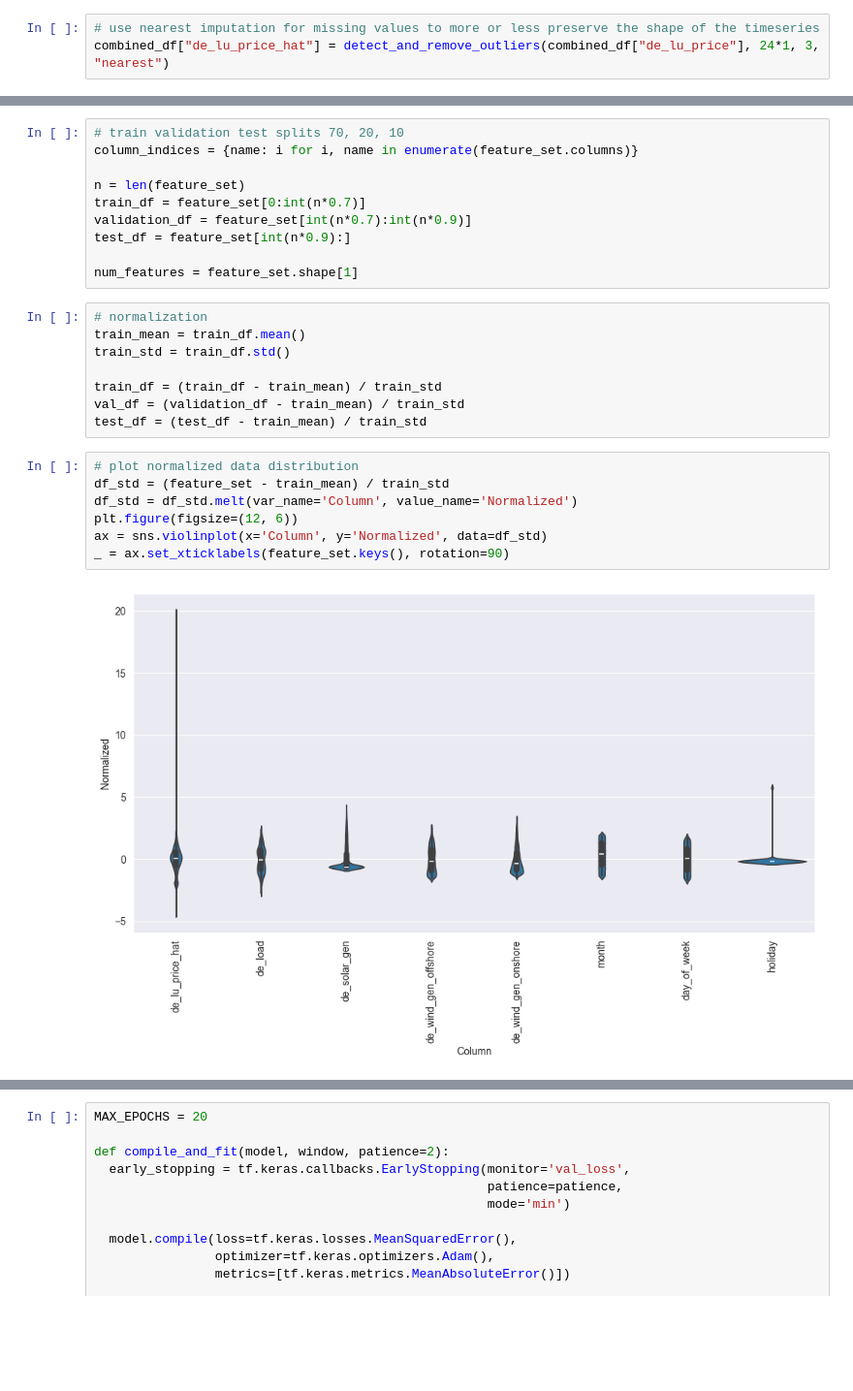
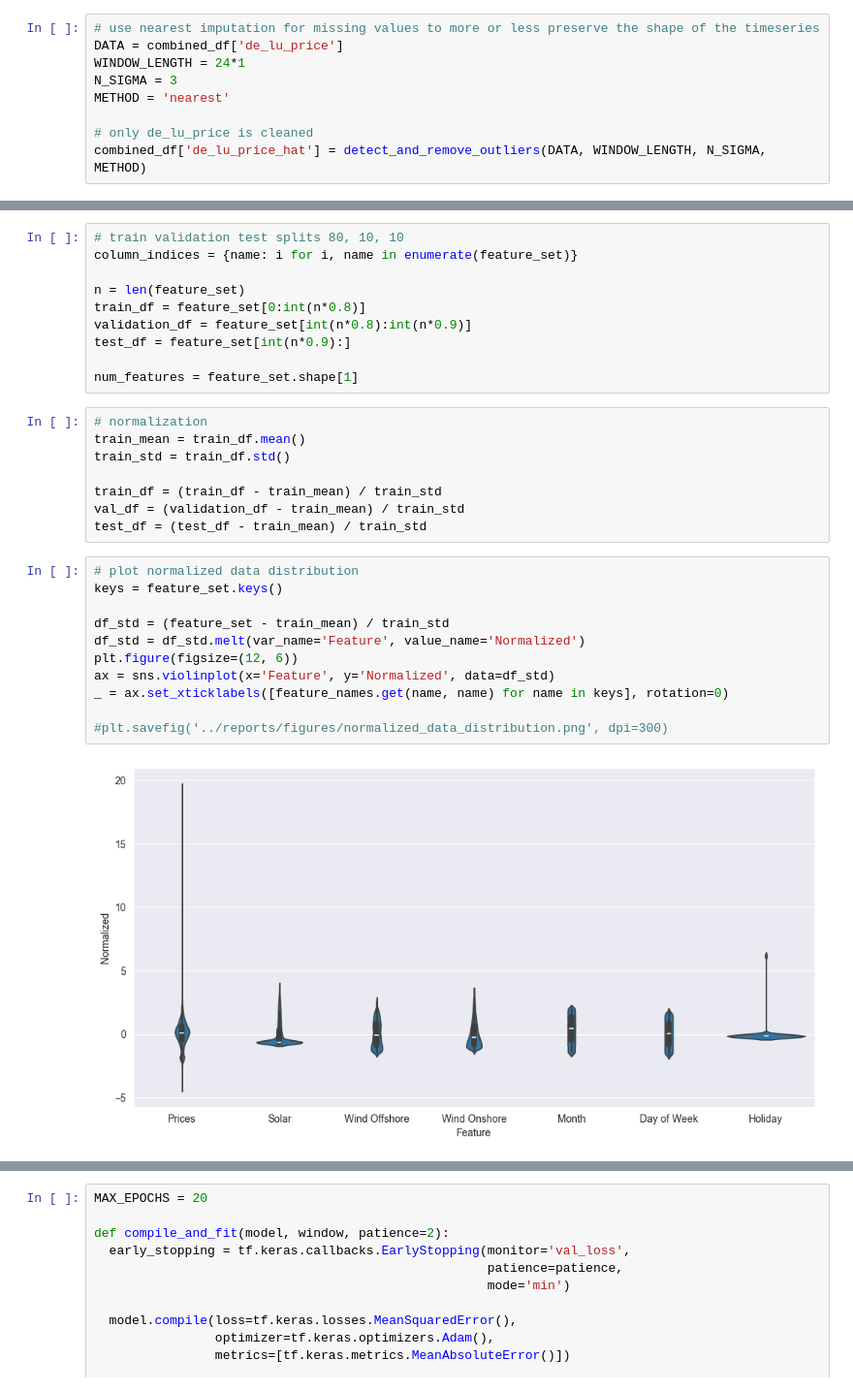
Before and after one commit to valentin-17/epf, a Jupyter notebook: notebooks/exploratory_analysis.ipynb, the cells around one changed output, grey strips where cells are left out. Shown at 97% size. Cells and saved outputs as stored; diff of their text form; blank space fills up the shorter version.

```diff
--- a/notebooks/exploratory_analysis.ipynb
+++ b/notebooks/exploratory_analysis.ipynb
@@ -205,7 +204,13 @@ def detect_and_remove_outliers(feature, window_length, n_sigma, imputer_method:
     return feature_imputed
 # %%
 # use nearest imputation for missing values to more or less preserve the shape of the timeseries
-combined_df["de_lu_price_hat"] = detect_and_remove_outliers(combined_df["de_lu_price"], 24*1, 3, "nearest")
+DATA = combined_df['de_lu_price']
+WINDOW_LENGTH = 24*1
+N_SIGMA = 3
+METHOD = 'nearest'
+
+# only de_lu_price is cleaned
+combined_df['de_lu_price_hat'] = detect_and_remove_outliers(DATA, WINDOW_LENGTH, N_SIGMA, METHOD)
 # %%
 # example
 plt.figure(figsize=(24, 8))
@@ -252,10 +274,10 @@ feature_set = pd.concat([features, dummies], axis=1)
 # %%
-# train validation test splits 70, 20, 10
-column_indices = {name: i for i, name in enumerate(feature_set.columns)}
+# train validation test splits 80, 10, 10
+column_indices = {name: i for i, name in enumerate(feature_set)}
 
 n = len(feature_set)
-train_df = feature_set[0:int(n*0.7)]
-validation_df = feature_set[int(n*0.7):int(n*0.9)]
+train_df = feature_set[0:int(n*0.8)]
+validation_df = feature_set[int(n*0.8):int(n*0.9)]
 test_df = feature_set[int(n*0.9):]
 
 num_features = feature_set.shape[1]
@@ -269,13 +291,17 @@ val_df = (validation_df - train_mean) / train_std
 test_df = (test_df - train_mean) / train_std
 # %%
 # plot normalized data distribution
+keys = feature_set.keys()
+
 df_std = (feature_set - train_mean) / train_std
-df_std = df_std.melt(var_name='Column', value_name='Normalized')
+df_std = df_std.melt(var_name='Feature', value_name='Normalized')
 plt.figure(figsize=(12, 6))
-ax = sns.violinplot(x='Column', y='Normalized', data=df_std)
-_ = ax.set_xticklabels(feature_set.keys(), rotation=90)
+ax = sns.violinplot(x='Feature', y='Normalized', data=df_std)
+_ = ax.set_xticklabels([feature_names.get(name, name) for name in keys], rotation=0)
+
+#plt.savefig('../reports/figures/normalized_data_distribution.png', dpi=300)
 # %% [output]
-[figure, old version]
+[figure, new version]
 # %%
 # code taken from [3] /references/refs.md
 class WindowGenerator():
```
Also changed, not shown: parts of 33 cells of this notebook, 19 other files.
